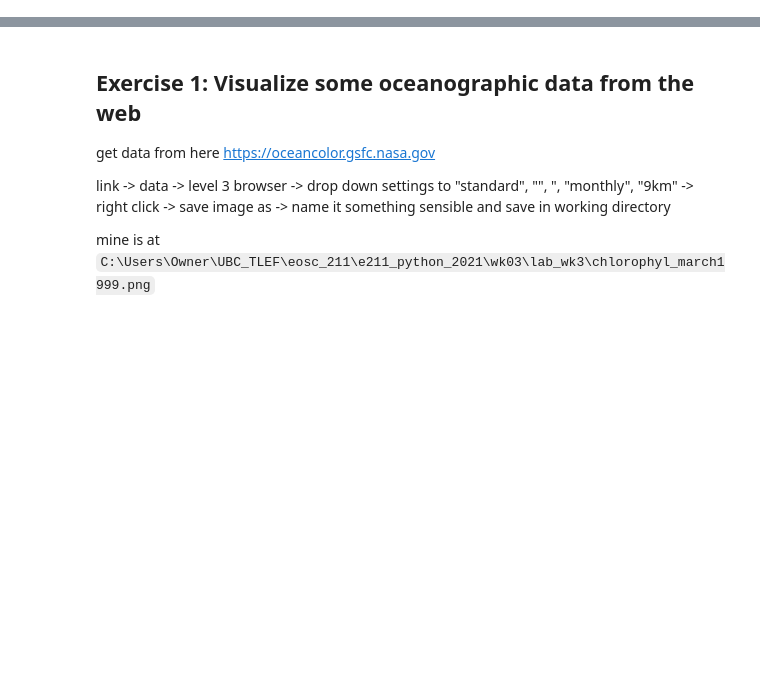
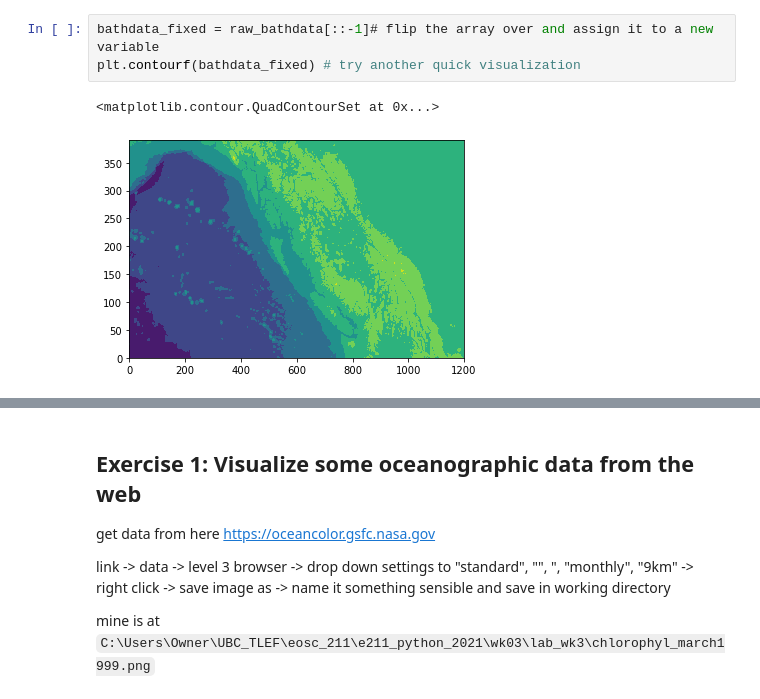
Before and after one commit to AndrewLoeppky/eosc211_students, a Jupyter notebook: e211_python_2021/wk03/lab_wk3/lab_week3.ipynb, the cells around one changed output, grey strips where cells are left out. Cells and saved outputs as stored; diff of their text form; blank space fills up the shorter version.

```diff
--- a/e211_python_2021/wk03/lab_wk3/lab_week3.ipynb
+++ b/e211_python_2021/wk03/lab_wk3/lab_week3.ipynb
@@ -19,0 +88,6 @@
+# %%
+bathdata_fixed = raw_bathdata[::-1]# flip the array over and assign it to a new variable
+plt.contourf(bathdata_fixed) # try another quick visualization
+# %% [output]
+<matplotlib.contour.QuadContourSet at 0x...>
+[figure, added]
```
Also changed, not shown: parts of 26 cells of this notebook, 4 other files.
